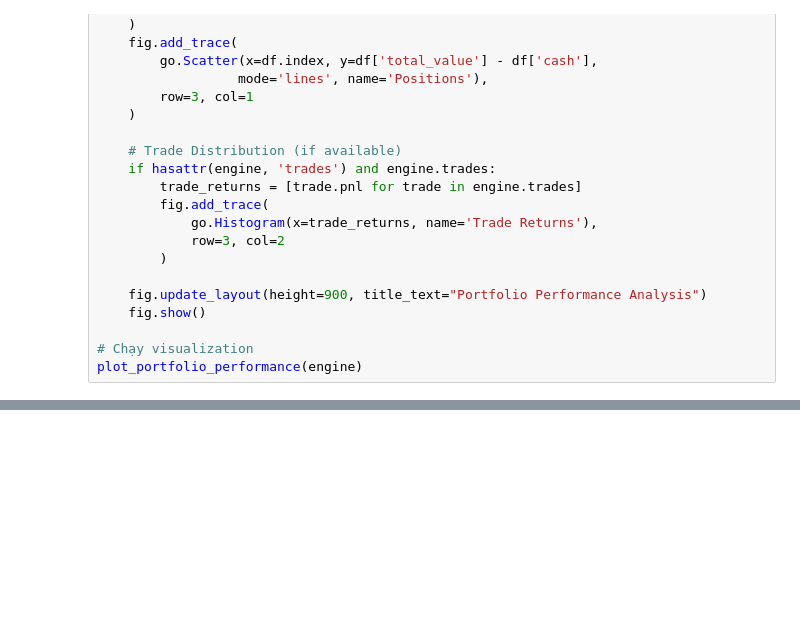
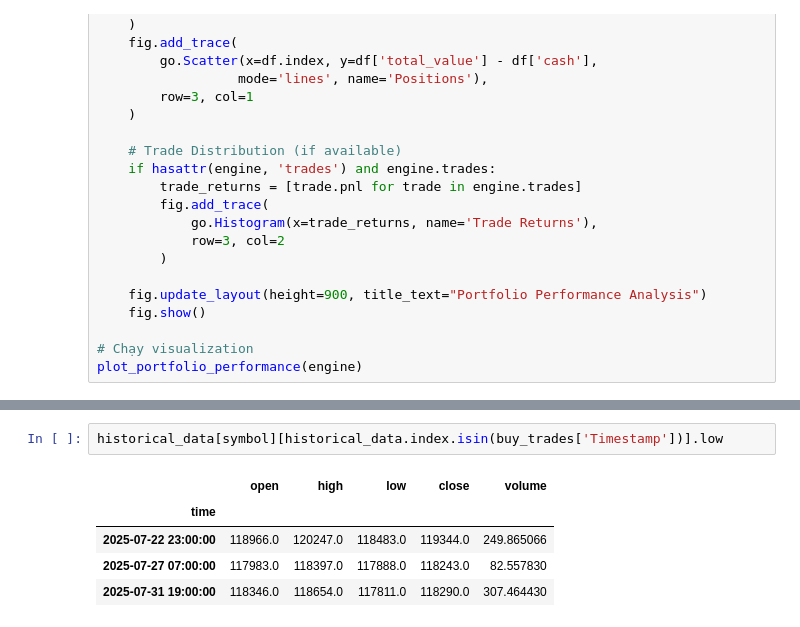
Before and after one commit to Huynh-Tr/autotrading_system, a Jupyter notebook: src/notebooks/demo.ipynb, the cells around one changed output, grey strips where cells are left out. Saved outputs shown, nothing was run; the diff lists cells and outputs as text; blank space fills up the shorter version.

```diff
--- a/src/notebooks/demo.ipynb
+++ b/src/notebooks/demo.ipynb
@@ -337,0 +357,8 @@ Total Commission: $965.61
+# %%
+historical_data[symbol][historical_data.index.isin(buy_trades['Timestamp'])].low
+# %% [output]
+|  | open | high | low | close | volume |
+| time |  |  |  |  |  |
+| 2025-07-22 23:00:00 | 118966.0 | 120247.0 | 118483.0 | 119344.0 | 249.865066 |
+| 2025-07-27 07:00:00 | 117983.0 | 118397.0 | 117888.0 | 118243.0 | 82.557830 |
+| 2025-07-31 19:00:00 | 118346.0 | 118654.0 | 117811.0 | 118290.0 | 307.464430 |
```
Also changed, not shown: parts of 13 cells of this notebook, 14 other files.
